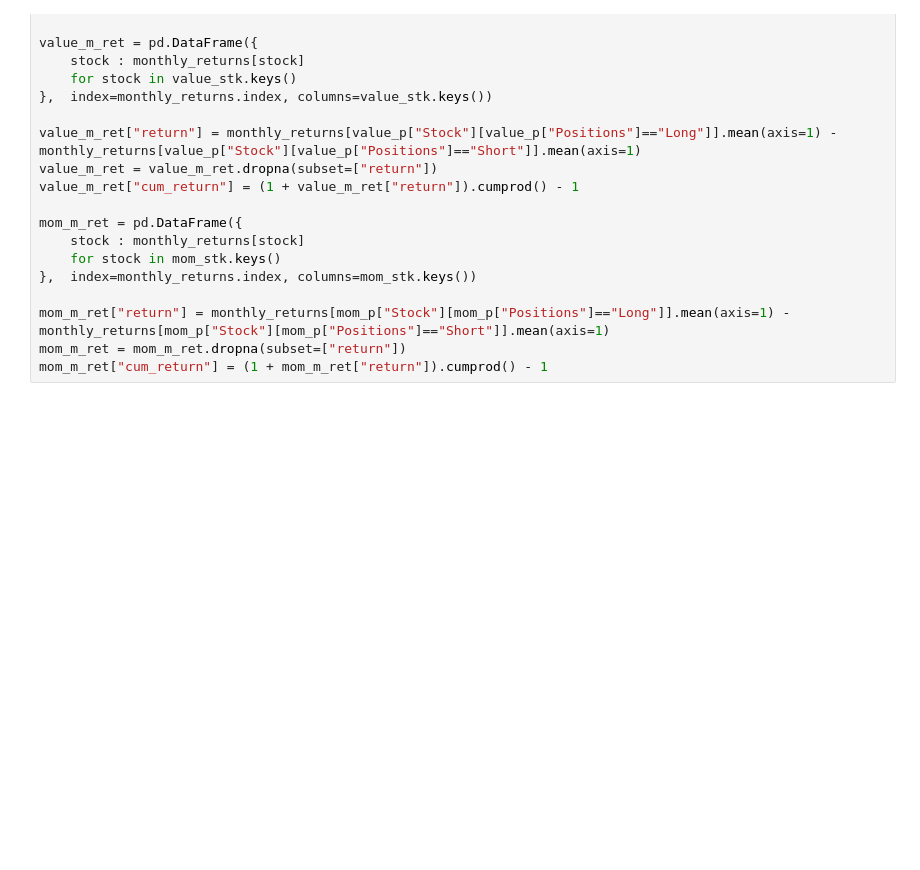
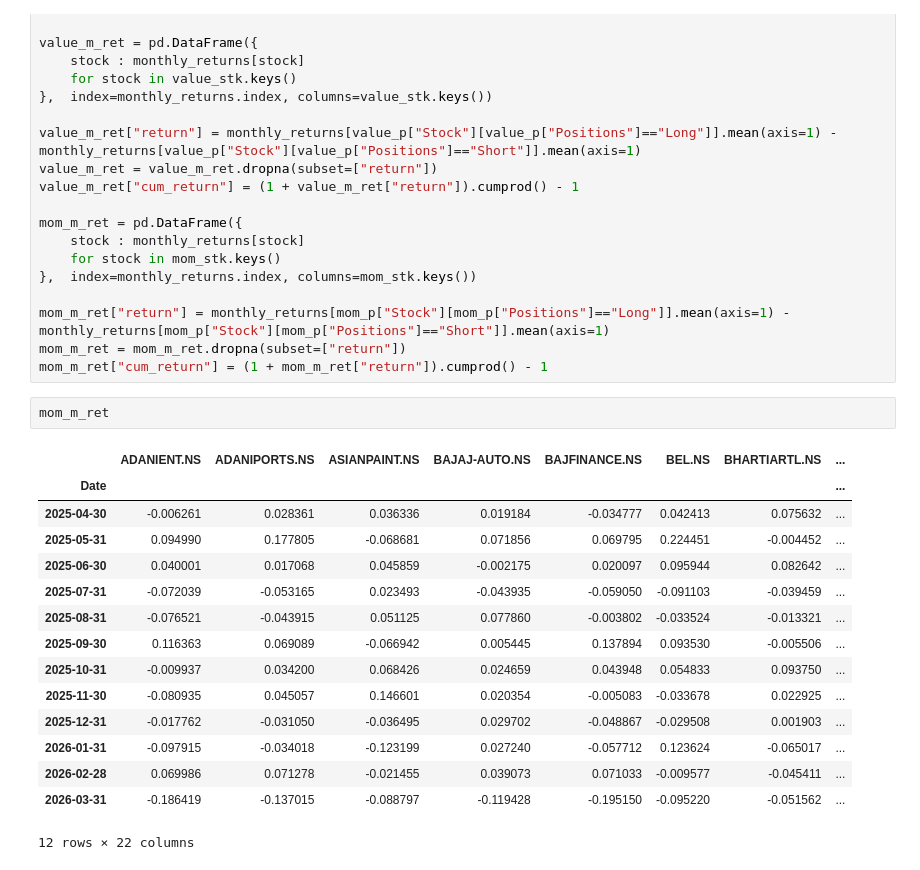
Before and after one commit to preethika-git/factor-return-analysis, a Jupyter notebook: factor_return_nb.ipynb, the cells around one changed output. Drawn from its saved outputs; the diff is of its cells as text; blank space fills up the shorter version.

```diff
--- a/factor_return_nb.ipynb
+++ b/factor_return_nb.ipynb
@@ -178,6 +223,24 @@ mom_m_ret = pd.DataFrame({
 mom_m_ret["return"] = monthly_returns[mom_p["Stock"][mom_p["Positions"]=="Long"]].mean(axis=1) -monthly_returns[mom_p["Stock"][mom_p["Positions"]=="Short"]].mean(axis=1)
 mom_m_ret = mom_m_ret.dropna(subset=["return"])
 mom_m_ret["cum_return"] = (1 + mom_m_ret["return"]).cumprod() - 1
+# %%
+mom_m_ret
+# %% [output]
+|  | ADANIENT.NS | ADANIPORTS.NS | ASIANPAINT.NS | BAJAJ-AUTO.NS | BAJFINANCE.NS | BEL.NS | BHARTIARTL.NS | ... |
+| Date |  |  |  |  |  |  |  | ... |
+| 2025-04-30 | -0.006261 | 0.028361 | 0.036336 | 0.019184 | -0.034777 | 0.042413 | 0.075632 | ... |
+| 2025-05-31 | 0.094990 | 0.177805 | -0.068681 | 0.071856 | 0.069795 | 0.224451 | -0.004452 | ... |
+| 2025-06-30 | 0.040001 | 0.017068 | 0.045859 | -0.002175 | 0.020097 | 0.095944 | 0.082642 | ... |
+| 2025-07-31 | -0.072039 | -0.053165 | 0.023493 | -0.043935 | -0.059050 | -0.091103 | -0.039459 | ... |
+| 2025-08-31 | -0.076521 | -0.043915 | 0.051125 | 0.077860 | -0.003802 | -0.033524 | -0.013321 | ... |
+| 2025-09-30 | 0.116363 | 0.069089 | -0.066942 | 0.005445 | 0.137894 | 0.093530 | -0.005506 | ... |
+| 2025-10-31 | -0.009937 | 0.034200 | 0.068426 | 0.024659 | 0.043948 | 0.054833 | 0.093750 | ... |
+| 2025-11-30 | -0.080935 | 0.045057 | 0.146601 | 0.020354 | -0.005083 | -0.033678 | 0.022925 | ... |
+| 2025-12-31 | -0.017762 | -0.031050 | -0.036495 | 0.029702 | -0.048867 | -0.029508 | 0.001903 | ... |
+| 2026-01-31 | -0.097915 | -0.034018 | -0.123199 | 0.027240 | -0.057712 | 0.123624 | -0.065017 | ... |
+| 2026-02-28 | 0.069986 | 0.071278 | -0.021455 | 0.039073 | 0.071033 | -0.009577 | -0.045411 | ... |
+| 2026-03-31 | -0.186419 | -0.137015 | -0.088797 | -0.119428 | -0.195150 | -0.095220 | -0.051562 | ... |
+12 rows × 22 columns
 # %%
 
 size_sharpe = sharpe_ratio(risk_free=r_f, portfolio_return=size_portfolio_return,m_returns=size_m_ret["return"])
```
Also changed, not shown: parts of 13 cells of this notebook.
